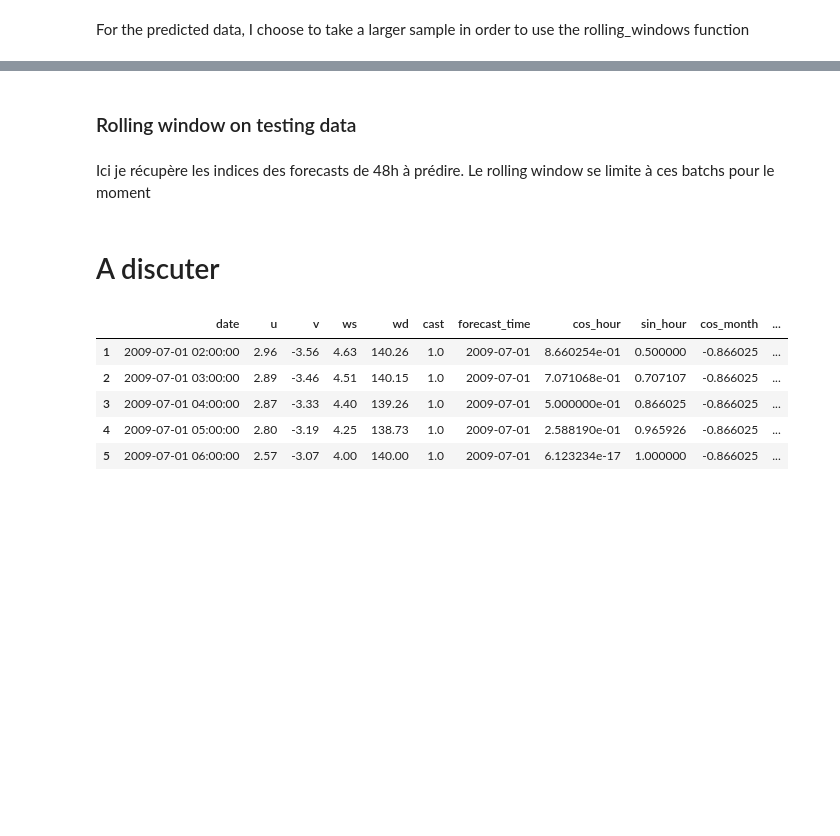
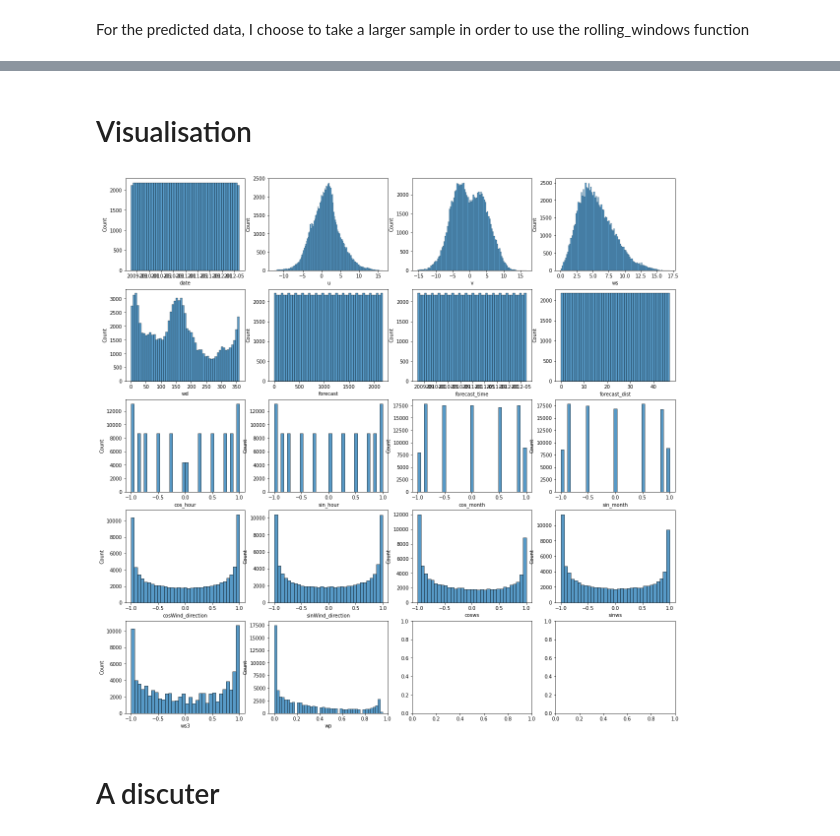
Before and after one commit to MorganeVives/DataChallenge_WP_phase2, a Jupyter notebook: EDA_MV.ipynb, the cells around one changed output, grey strips where cells are left out. Cells and saved outputs as stored; diff of their text form; code cells hidden in the pictures; blank space fills up the shorter version.

```diff
--- a/EDA_MV.ipynb
+++ b/EDA_MV.ipynb
@@ -154,6 +199,3 @@ wp_1_forecast = date_conversion(wp_1_forecast)
 wp_1_forecast = feature_engineering(wp_1_forecast)
 # %%
-# Gets the right wind power value for each date of the dataset
-wp_1_target = training_data_1[['date','wp1']]
-for date in wp_1_target.date.unique():
-     wp_1_forecast.loc[wp_1_forecast.date == date, 'wp1'] = wp_1_target.loc[wp_1_target.date == date, 'wp1'].values[0]
+wp_1_forecast = wp_getter(wp_1_forecast, training_data_1, 'wp1')
@@ -164,0 +202,2 @@ Use this to see the count of data (nice when you want to be sure you have 4 coun
+# %%
+wp_1_forecast = rolling_window_48h(wp_1_forecast)
@@ -179,18 +216,0 @@ Le but est de récuperer les 24h/36h précedentes afin de faire du rolling windo
-# %%
-training_data = pd.DataFrame()
-
-for i in range(4, int(len(wp_1_training)/48 + 1)):
-    # Ici on garde 2 des 48h de prediction différentes (pour avoir 24h (ou 36h) avant) + 48h qui seront a prédire afin de faire du rolling windows
-    # i correspond au cast à garder de 48h
-    condition = (wp_1_training.cast >= i-3) & (wp_1_training.cast <= i)
-    forecast_48 = wp_1_training[condition].sort_values(by = ['date', 'forecast_time'], ascending=[True, False])
-    forecast_48 = forecast_48.drop_duplicates(subset = 'date')
-    forecast_48 = rolling_windows(forecast_48)
-    forecast_48 = forecast_48[forecast_48.cast == i]
-    training_data = pd.concat([training_data, forecast_48], ignore_index=True)
-
-len(training_data)/48
-# %% [markdown]
-### Rolling window on testing data
-# %% [markdown]
-Ici je récupère les indices des forecasts de 48h à prédire. Le rolling window se limite à ces batchs pour le moment
@@ -204,13 +217,13 @@ for i in range(1, nb_forecast):
-# %%
-testing_data = pd.DataFrame()
-for i in cast_predict:
-    # Ici on garde 2 des 48h de prediction différentes (pour avoir 24h (ou 36h) avant) + 48h qui seront a prédire afin de faire du rolling windows
-    # i correspond au cast à garder de 48h
-    condition = (wp_1_testing.cast >= i-3) & (wp_1_testing.cast <= i)
-    forecast_48 = wp_1_testing[condition].sort_values(by = ['date', 'forecast_time'], ascending=[True, False])
-    forecast_48 = forecast_48.drop_duplicates(subset = 'date')
-    forecast_48 = rolling_windows(forecast_48)
-    forecast_48 = forecast_48[forecast_48.cast == i]
-    testing_data = pd.concat([testing_data, forecast_48], ignore_index=True)
-
-len(testing_data)/48
+# %% [markdown]
+# Visualisation
+# %%
+n_rows=5
+n_cols=4
+
+a4_dims = (20, 20)
+fig, axes = plt.subplots(nrows=n_rows, ncols=n_cols, figsize=a4_dims)
+
+for i, column in enumerate(wp_1_forecast.columns):
+    sns.histplot(wp_1_forecast[column],ax=axes[i//n_cols,i%n_cols])
+# %% [output]
+[figure, added]
@@ -217,12 +233,3 @@ len(testing_data)/48
 # %% [markdown]
 # A discuter
-# %%
-wp_1_training[((wp_1_training['wp1'] <=0) & (wp_1_training['ws'] > 3.3))].head()
-# %% [output]
-|  | date | u | v | ws | wd | cast | forecast_time | cos_hour | sin_hour | cos_month | ... |
-| 1 | 2009-07-01 02:00:00 | 2.96 | -3.56 | 4.63 | 140.26 | 1.0 | 2009-07-01 | 8.660254e-01 | 0.500000 | -0.866025 | ... |
-| 2 | 2009-07-01 03:00:00 | 2.89 | -3.46 | 4.51 | 140.15 | 1.0 | 2009-07-01 | 7.071068e-01 | 0.707107 | -0.866025 | ... |
-| 3 | 2009-07-01 04:00:00 | 2.87 | -3.33 | 4.40 | 139.26 | 1.0 | 2009-07-01 | 5.000000e-01 | 0.866025 | -0.866025 | ... |
-| 4 | 2009-07-01 05:00:00 | 2.80 | -3.19 | 4.25 | 138.73 | 1.0 | 2009-07-01 | 2.588190e-01 | 0.965926 | -0.866025 | ... |
-| 5 | 2009-07-01 06:00:00 | 2.57 | -3.07 | 4.00 | 140.00 | 1.0 | 2009-07-01 | 6.123234e-17 | 1.000000 | -0.866025 | ... |
 # %% [markdown]
```
Also changed, not shown: parts of 25 cells of this notebook.
